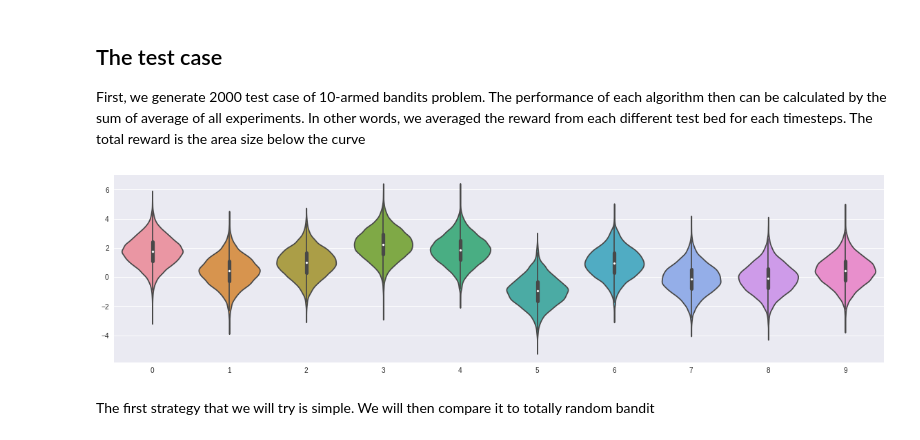
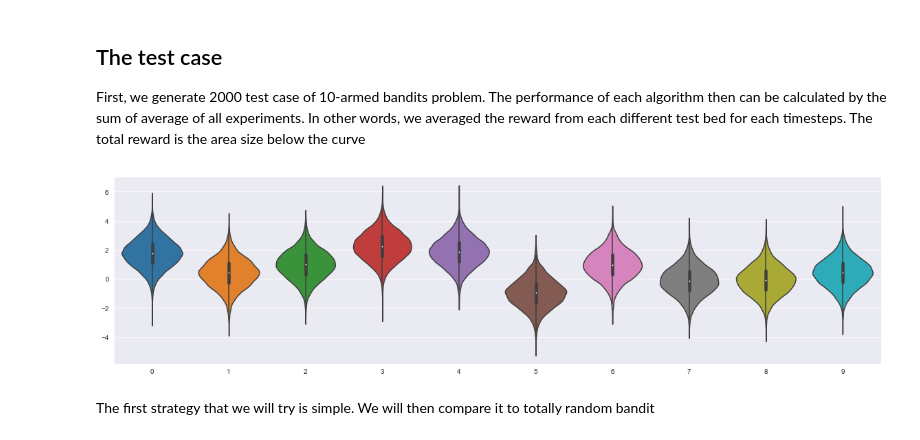
Before and after one commit to mitbal/sidu, a Jupyter notebook: bandit.ipynb, the cells around one changed output. Drawn from its saved outputs; the diff is of its cells as text; code cells hidden in the pictures.

```diff
--- a/bandit.ipynb
+++ b/bandit.ipynb
@@ -31,27 +31,28 @@ import seaborn as sns
 %matplotlib inline
 
 plt.rcParams['figure.figsize'] = (20, 8)
+sns.set_style('darkgrid')
 # %%
 n_testbed = 2000
 n_k = 10
 qstars = np.zeros((n_testbed, n_k))
 
 np.random.seed(0)
-for i in xrange(n_testbed):
-    for k in xrange(n_k):
+for i in range(n_testbed):
+    for k in range(n_k):
         qstars[i, k] = np.random.normal(0, 1)
 # %%
 sample_size = 10000
 
 plt.figure(figsize=(20, 5))
 samples = np.zeros((n_k, sample_size))
-for i in xrange(n_k):
+for i in range(n_k):
     samples[i, :] = np.random.normal(qstars[0, i], 1, size=sample_size)
 
 df = pd.DataFrame(samples.transpose())
 sns.violinplot(data=df);
 # %% [output]
-[figure, old version]
+[figure, new version]
 # %% [markdown]
 
 The first strategy that we will try is simple. We will then compare it to totally random bandit
```
Also changed, not shown: parts of 12 cells of this notebook.
